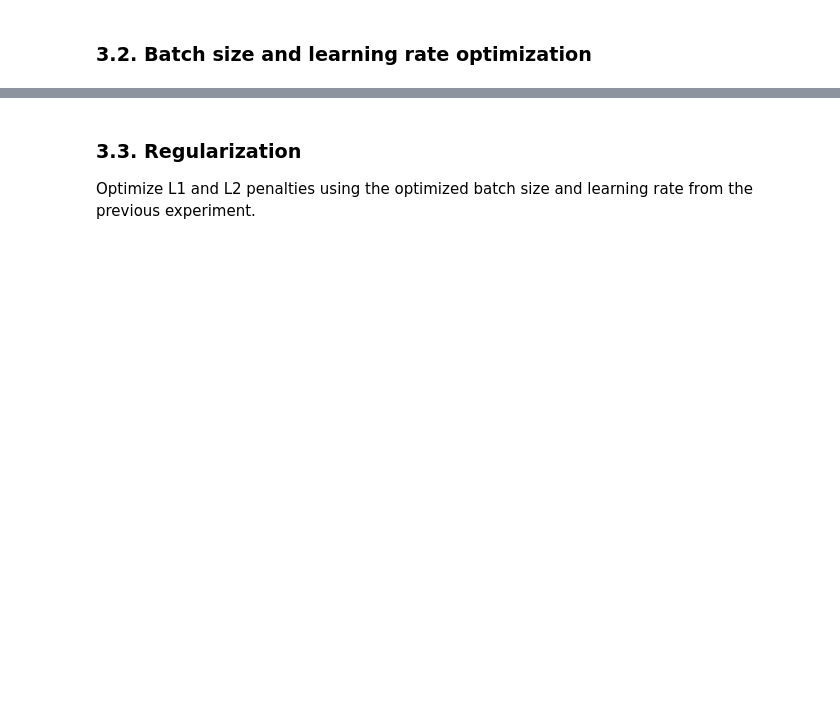
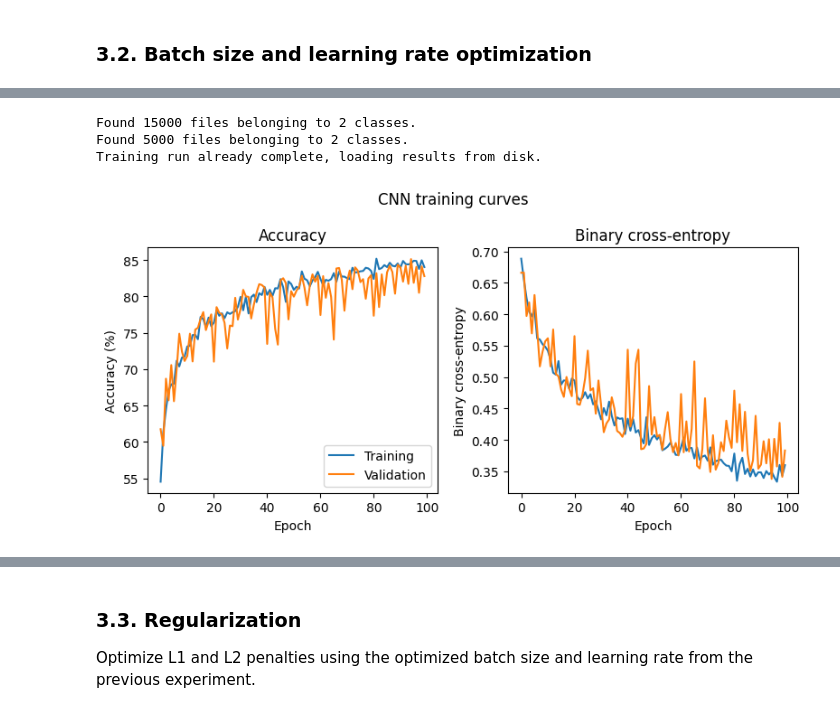
Before and after one commit to 4GeeksAcademy/gperdrizet-image-classification, a Jupyter notebook: notebooks/tensorflow_cnn_classifier.ipynb, the cells around one changed output, grey strips where cells are left out. Cells and saved outputs as stored; diff of their text form; code cells hidden in the pictures; blank space fills up the shorter version.

```diff
--- a/notebooks/tensorflow_cnn_classifier.ipynb
+++ b/notebooks/tensorflow_cnn_classifier.ipynb
@@ -276,28 +264,34 @@ print()
 # %%
-batch_size=128
-learning_rate=0.001
+batch_size = 64
+learning_rate = 0.001
+epochs = 100
 # %%
 %%time
 
 # Set some hyperparameters for the run
 hyperparameters={
     'batch_size': batch_size,
     'learning_rate': learning_rate,
     'image_width': image_width,
     'image_height': image_height,
     'steps_per_epoch': steps_per_epoch,
     'validation_steps': validation_steps,
-    'epochs': 200
+    'epochs': epochs
 }
 
 # Do a single training run
 training_results=single_training_run(
     training_data_path,
     validation_data_path,
     **hyperparameters
 )
 
 # Plot the results
 plot_single_training_run(training_results).show()
 
 print()
+# %% [output]
+Found 15000 files belonging to 2 classes.
+Found 5000 files belonging to 2 classes.
+Training run already complete, loading results from disk.
+[figure, added]
```
Also changed, not shown: parts of 21 cells of this notebook.
